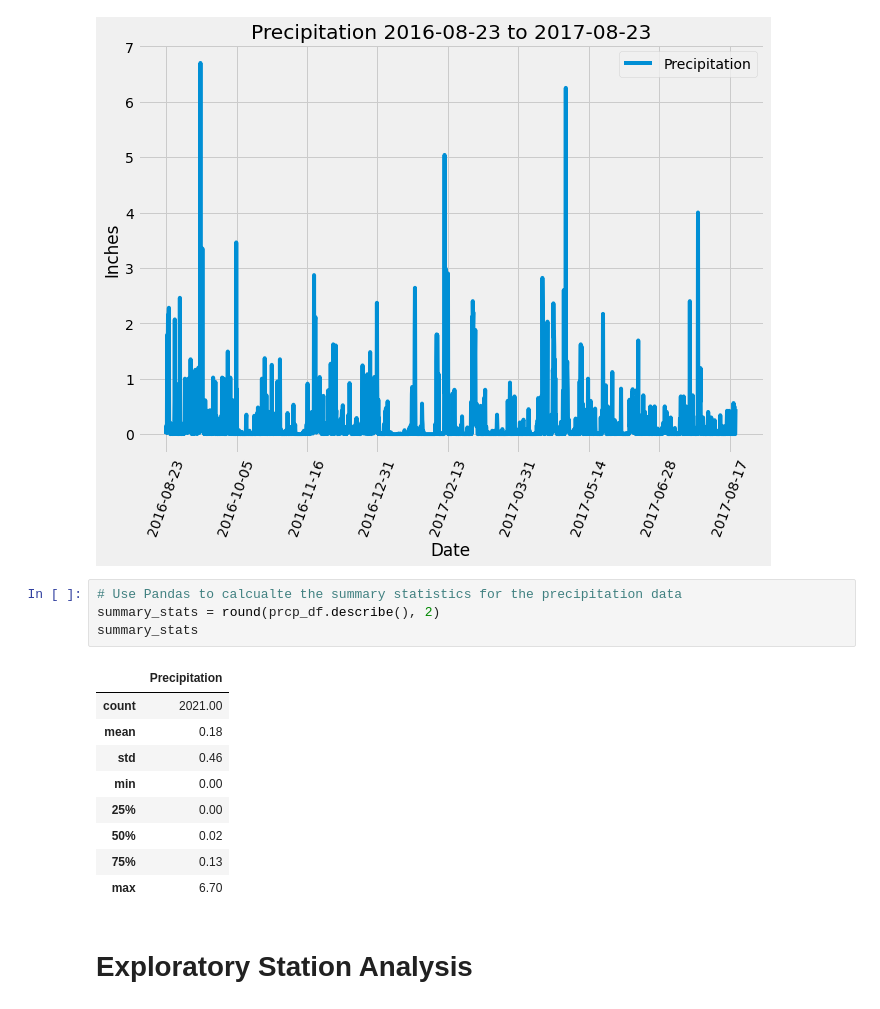
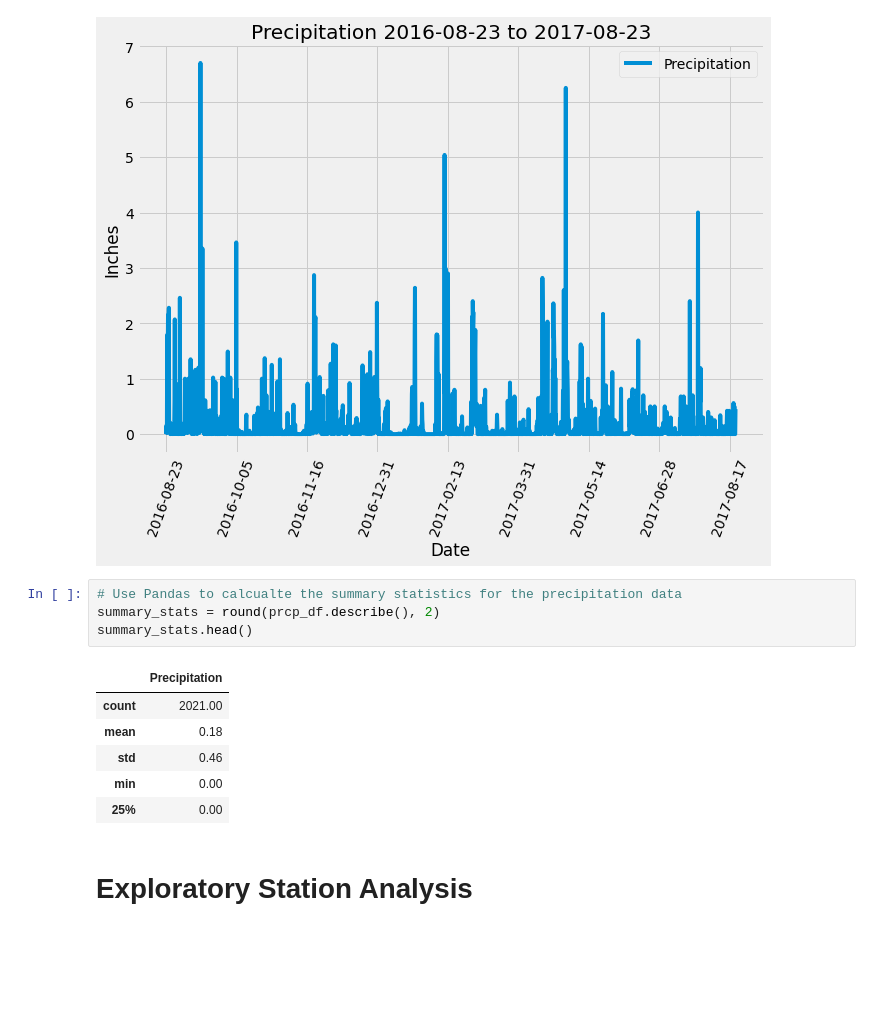
Before and after one commit to halpeter/sqlalchemy-analysis, a Jupyter notebook: climate.ipynb, the cells around one changed output. Saved outputs shown, nothing was run; the diff lists cells and outputs as text; blank space fills up the shorter version.

```diff
--- a/climate.ipynb
+++ b/climate.ipynb
@@ -106,17 +106,14 @@ plt.show()
 # %%
 # Use Pandas to calcualte the summary statistics for the precipitation data
 summary_stats = round(prcp_df.describe(), 2)
-summary_stats
+summary_stats.head()
 # %% [output]
 |  | Precipitation |
 | count | 2021.00 |
 | mean | 0.18 |
 | std | 0.46 |
 | min | 0.00 |
 | 25% | 0.00 |
-| 50% | 0.02 |
-| 75% | 0.13 |
-| max | 6.70 |
 # %% [markdown]
 # Exploratory Station Analysis
 # %%
```
Also changed, not shown: 2 other files.
